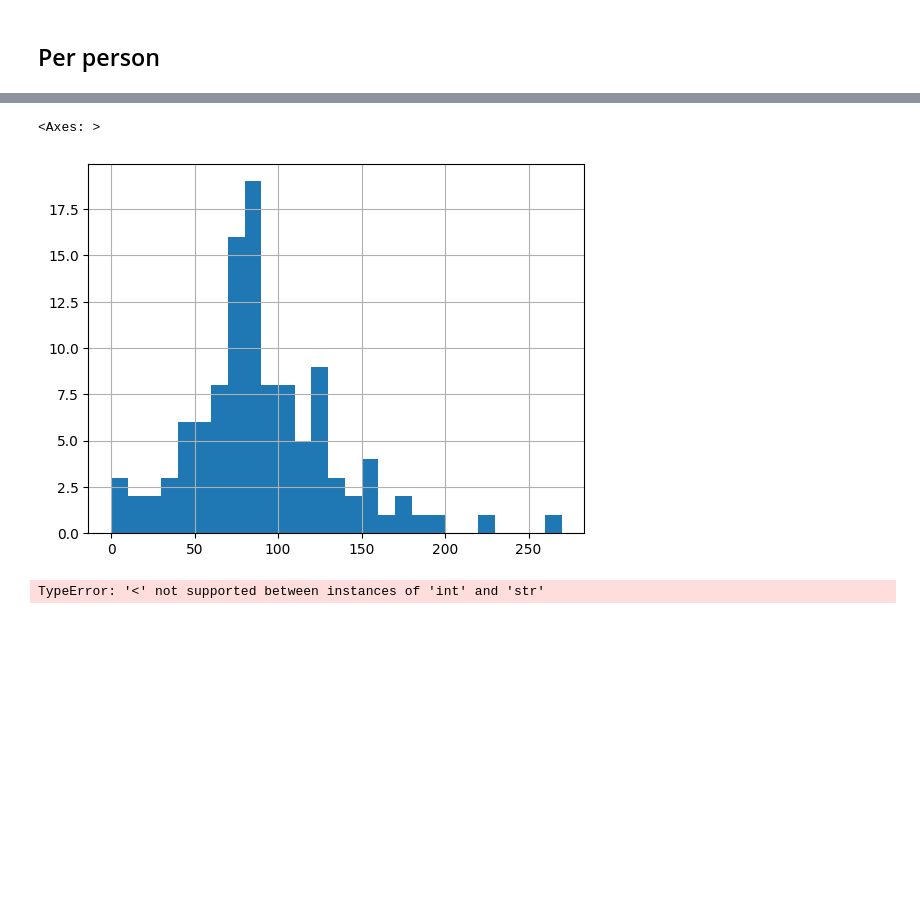
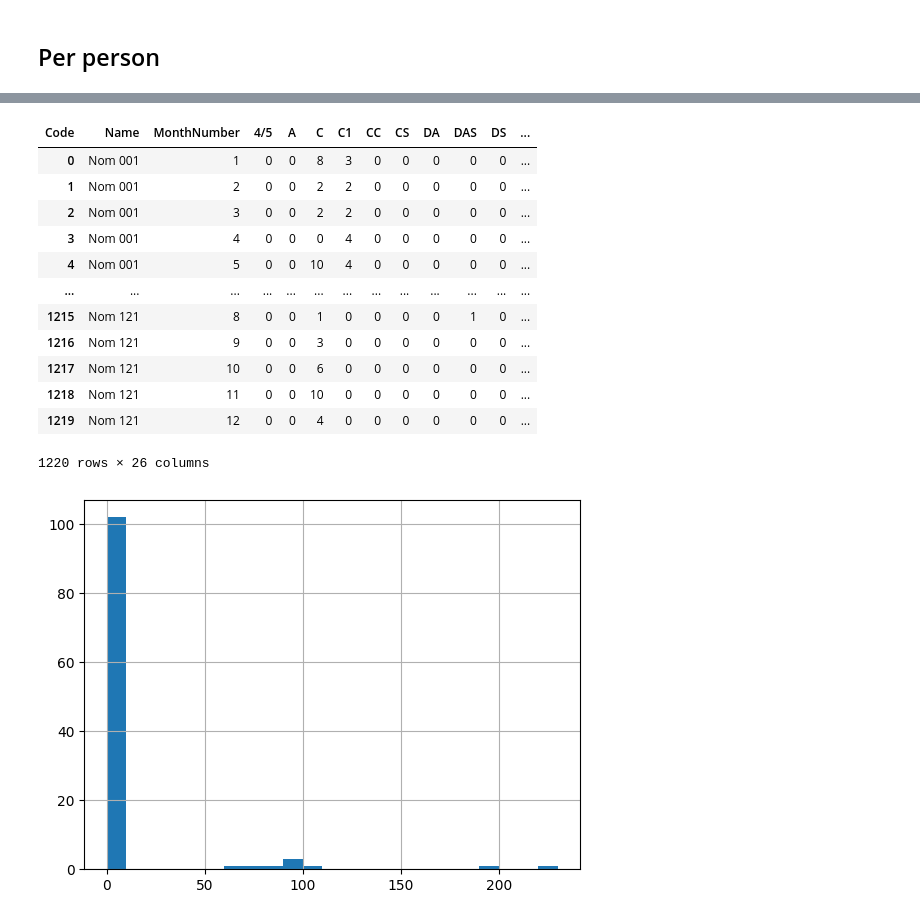
Before and after one commit to Fnor-BE/on-duty-2024, a Jupyter notebook: on-duty.ipynb, the cells around one changed output, grey strips where cells are left out. Cells and saved outputs as stored; diff of their text form; code cells hidden in the pictures; blank space fills up the shorter version.

```diff
--- a/on-duty.ipynb
+++ b/on-duty.ipynb
@@ -123,7 +123,7 @@ df['Code'] = df['Code'].map(replace_code)
 # %% [markdown]
 ## Merging dims
 # %%
-df = pd.merge(df, codes, how='left', on='Code')
+df = pd.merge(df, codes, on='Code')
 df = pd.merge(df, dimdate, on='DateKey')
 df['Date'] = pd.to_datetime(df['Date']).dt.date
 # %% [markdown]
@@ -536,3 +532,11 @@ print(f'This averages to {half_days_saved_donating/people_donating_count/2:.2f}
 This averages to 2.57 day (and donation) per person.
 # %% [markdown]
 ## Per person
+# %%
+people_status_yearly = work_days.groupby(['Name', 'Status']).size().unstack(fill_value=0).reset_index()
+people_status_monthly = work_days.groupby(['Name', 'MonthNumber', 'Status']).size().unstack(fill_value=0).reset_index()
+display(people_status_yearly)
+
+people_codes_yearly = work_days.groupby(['Name', 'Code']).size().unstack(fill_value=0).reset_index()
+people_codes_monthly = work_days.groupby(['Name', 'MonthNumber', 'Code']).size().unstack(fill_value=0).reset_index()
+display(people_codes_monthly)
@@ -539,34 +570,43 @@ This averages to 2.57 day (and donation) per person.
 # %%
-people = work_days.groupby(['Name', 'Status']).size().unstack(fill_value=0).reset_index()
+bin_width = 10
 
-bin_width = 10
-bins = np.arange(0, people['Off'].max() + bin_width, bin_width)
-
-people['Off'].hist(bins=bins)
+bins = np.arange(0, people['Part time'].max() + bin_width, bin_width)
+people_status_yearly['Part time'].hist(bins=bins)
+people_codes_monthly
 # %% [output]
+| Code | Name | MonthNumber | 4/5 | A | C | C1 | CC | CS | DA | DAS | DS | ... |
+| 0 | Nom 001 | 1 | 0 | 0 | 8 | 3 | 0 | 0 | 0 | 0 | 0 | ... |
+| 1 | Nom 001 | 2 | 0 | 0 | 2 | 2 | 0 | 0 | 0 | 0 | 0 | ... |
+| 2 | Nom 001 | 3 | 0 | 0 | 2 | 2 | 0 | 0 | 0 | 0 | 0 | ... |
+| 3 | Nom 001 | 4 | 0 | 0 | 0 | 4 | 0 | 0 | 0 | 0 | 0 | ... |
+| 4 | Nom 001 | 5 | 0 | 0 | 10 | 4 | 0 | 0 | 0 | 0 | 0 | ... |
+| ... | ... | ... | ... | ... | ... | ... | ... | ... | ... | ... | ... | ... |
+| 1215 | Nom 121 | 8 | 0 | 0 | 1 | 0 | 0 | 0 | 0 | 1 | 0 | ... |
+| 1216 | Nom 121 | 9 | 0 | 0 | 3 | 0 | 0 | 0 | 0 | 0 | 0 | ... |
+| 1217 | Nom 121 | 10 | 0 | 0 | 6 | 0 | 0 | 0 | 0 | 0 | 0 | ... |
+| 1218 | Nom 121 | 11 | 0 | 0 | 10 | 0 | 0 | 0 | 0 | 0 | 0 | ... |
+| 1219 | Nom 121 | 12 | 0 | 0 | 4 | 0 | 0 | 0 | 0 | 0 | 0 | ... |
-<Axes: >
+1220 rows × 26 columns
-[figure, old version]
+[figure, new version]
 # %%
-# Step 3: Create the distribution of half-days per person for each status
-# For each status, we count how many people clocked 'X' number of half-days
-distributions = people.apply(lambda x: x.value_counts().sort_index(), axis=0)
+# # Step 3: Create the distribution of half-days per person for each status
+# # For each status, we count how many people clocked 'X' number of half-days
+# distributions = people.apply(lambda x: x.value_counts().sort_index(), axis=0)
 
-# Step 4: Plot the distributions for each status
-fig, axes = plt.subplots(2, 3, figsize=(15, 10))  # 2 rows, 3 columns (one for each status)
-axes = axes.flatten()
+# # Step 4: Plot the distributions for each status
+# fig, axes = plt.subplots(2, 3, figsize=(15, 10))  # 2 rows, 3 columns (one for each status)
+# axes = axes.flatten()
 
-# List of status categories
-statuses = people.columns
+# # List of status categories
+# statuses = people.columns
 
-# Plot each status' distribution
-for i, status in enumerate(statuses):
-    ax = axes[i]
-    distributions[status].plot(kind='bar', ax=ax, color='skyblue', width=0.8)
-    ax.set_title(f'Distribution of Half-Days for {status}', fontsize=12)
-    ax.set_xlabel('Number of Half-Days', fontsize=10)
-    ax.set_ylabel('Number of People', fontsize=10)
+# # Plot each status' distribution
+# for i, status in enumerate(statuses):
+#     ax = axes[i]
+#     distributions[status].plot(kind='bar', ax=ax, color='skyblue', width=0.8)
+#     ax.set_title(f'Distribution of Half-Days for {status}', fontsize=12)
+#     ax.set_xlabel('Number of Half-Days', fontsize=10)
+#     ax.set_ylabel('Number of People', fontsize=10)
 
-plt.tight_layout()
-plt.show()
+# plt.tight_layout()
+# plt.show()
-# %% [output]
-TypeError: '<' not supported between instances of 'int' and 'str'
```
Also changed, not shown: parts of 7 cells of this notebook.
